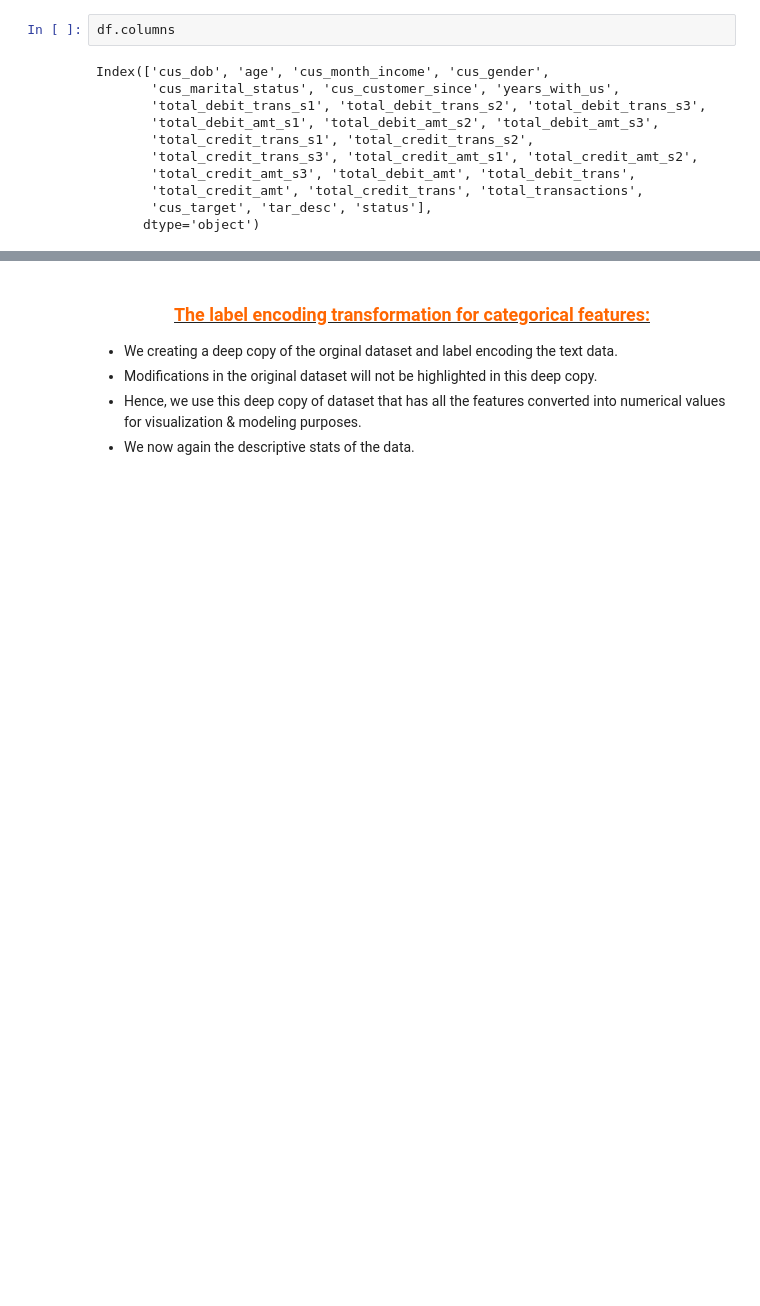
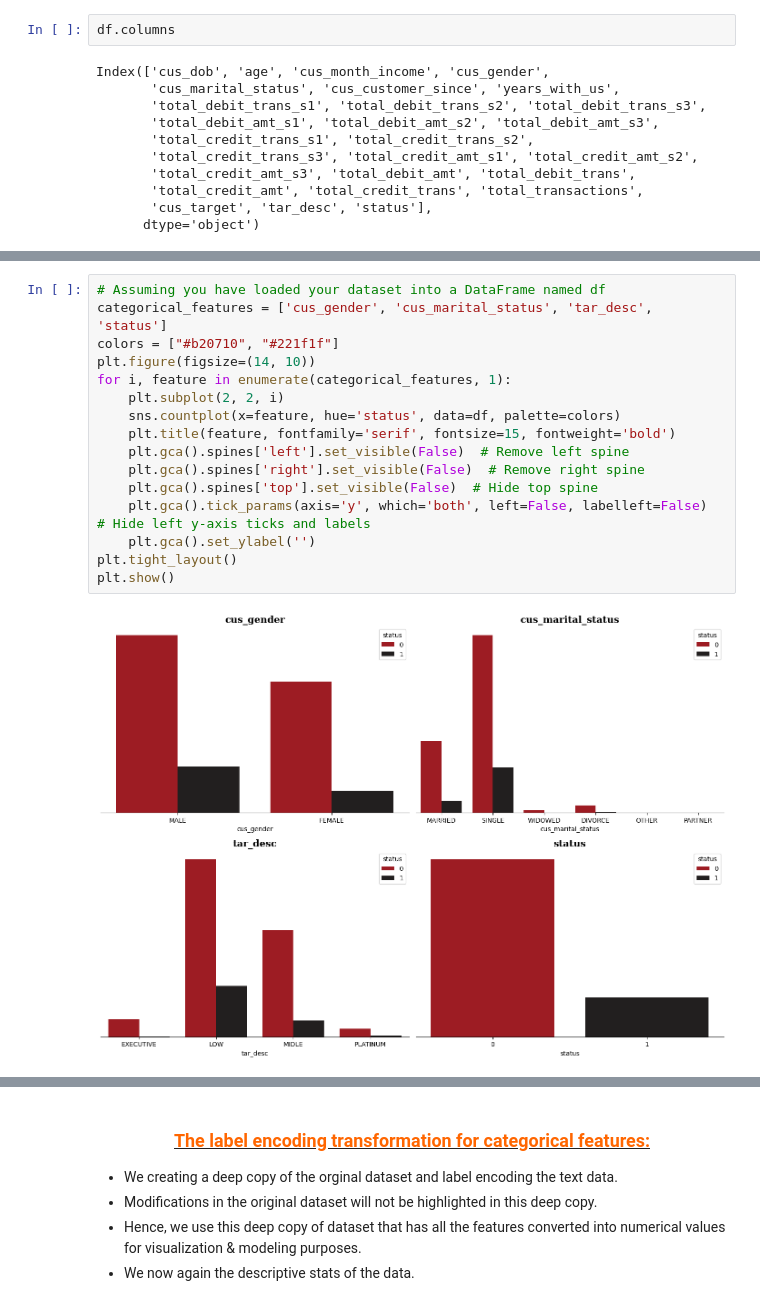
Before and after one commit to shivamkc01/Bank_Standard_bank_churn, a Jupyter notebook: notebook/check_data.ipynb, the cells around one changed output, grey strips where cells are left out. Cells and saved outputs as stored; diff of their text form; blank space fills up the shorter version.

```diff
--- a/notebook/check_data.ipynb
+++ b/notebook/check_data.ipynb
@@ -339,0 +365,18 @@ cat_cols
+# %%
+# Assuming you have loaded your dataset into a DataFrame named df
+categorical_features = ['cus_gender', 'cus_marital_status', 'tar_desc', 'status']
+colors = ["#b20710", "#221f1f"]
+plt.figure(figsize=(14, 10))
+for i, feature in enumerate(categorical_features, 1):
+    plt.subplot(2, 2, i)
+    sns.countplot(x=feature, hue='status', data=df, palette=colors)
+    plt.title(feature, fontfamily='serif', fontsize=15, fontweight='bold')
+    plt.gca().spines['left'].set_visible(False)  # Remove left spine
+    plt.gca().spines['right'].set_visible(False)  # Remove right spine
+    plt.gca().spines['top'].set_visible(False)  # Hide top spine
+    plt.gca().tick_params(axis='y', which='both', left=False, labelleft=False)  # Hide left y-axis ticks and labels
+    plt.gca().set_ylabel('')
+plt.tight_layout()
+plt.show()
+# %% [output]
+[figure, added]
```
Also changed, not shown: parts of 12 cells of this notebook.
